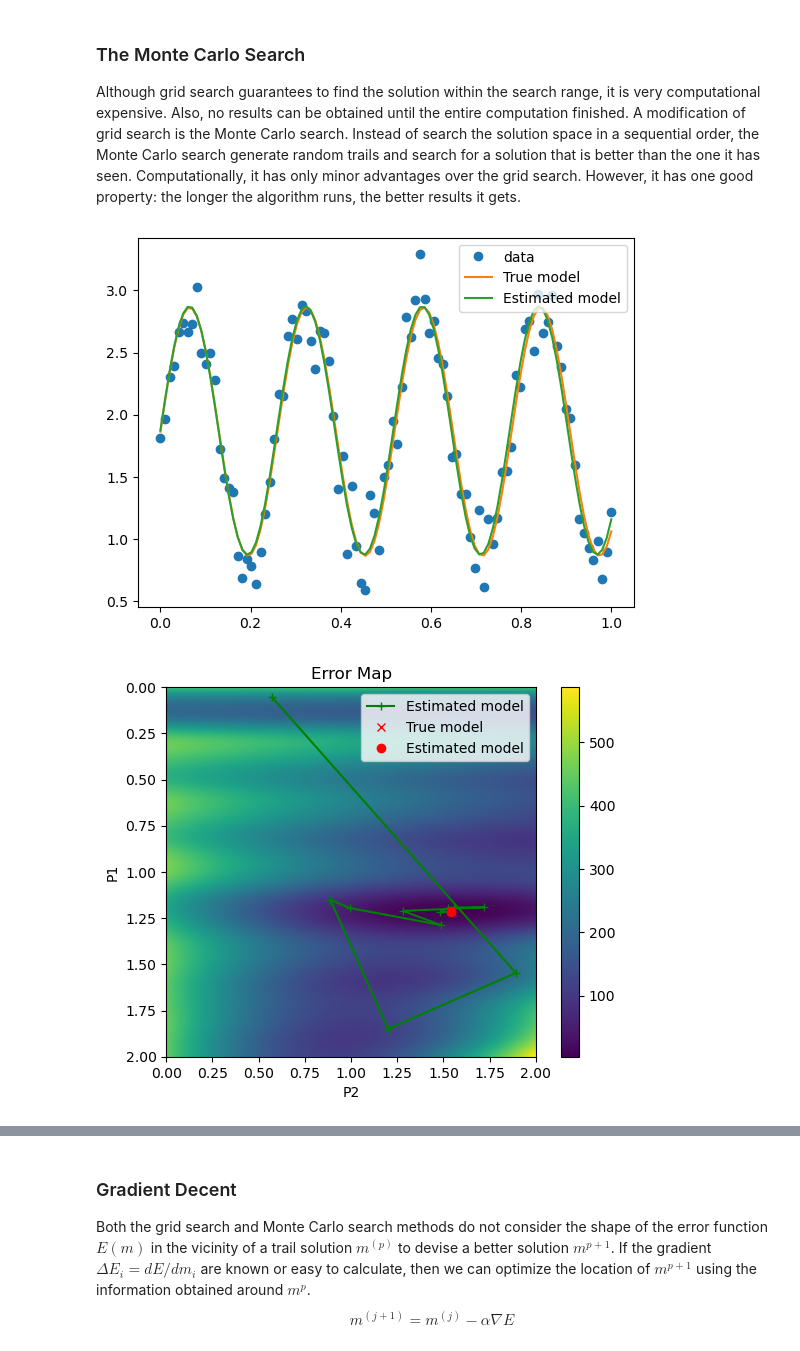
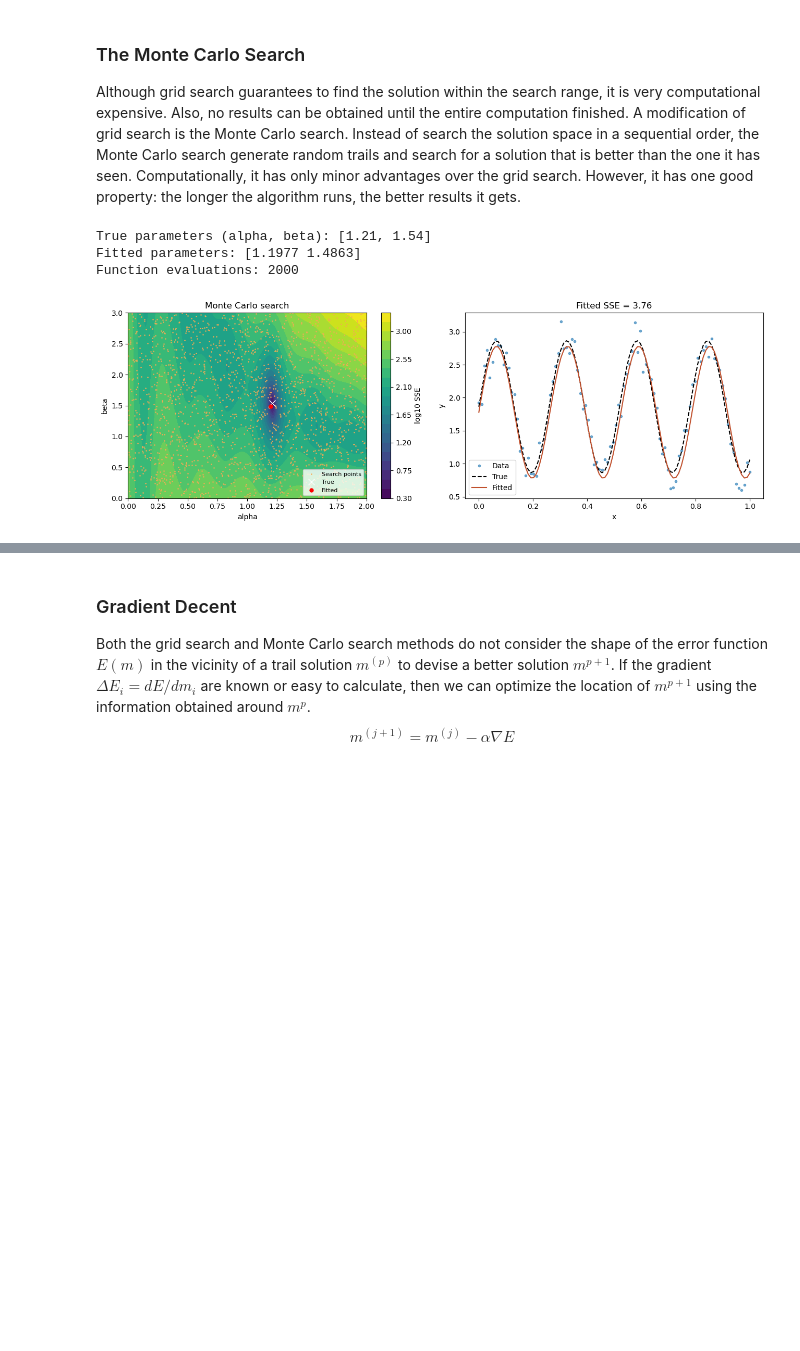
Before and after one commit to jinwar/GeophysicsComputing_GPGN436536, a Jupyter notebook: 09_Regression.ipynb, the cells around one changed output, grey strips where cells are left out. Drawn from its saved outputs; the diff is of its cells as text; code cells hidden in the pictures; blank space fills up the shorter version.

```diff
--- a/09_Regression.ipynb
+++ b/09_Regression.ipynb
@@ -718,49 +763,31 @@ plt.show()
 Although grid search guarantees to find the solution within the search range, it is very computational expensive. Also, no results can be obtained until the entire computation finished. A modification of grid search is the Monte Carlo search. Instead of search the solution space in a sequential order, the Monte Carlo search generate random trails and search for a solution that is better than the one it has seen. Computationally, it has only minor advantages over the grid search. However, it has one good property: the longer the algorithm runs, the better results it gets.
 # %%
 # Monte Carlo search, data and penalty function are generated from previous example
+err_fun.evaluations = 0
 test_N = 2000
 err_hist = np.zeros(test_N)
 current_err = np.inf
 para_hist = []
+search_points = []
 for i in range(test_N):
     p1 = np.random.uniform(p1_min,p1_max)
     p2 = np.random.uniform(p2_min,p2_max)
+    search_points.append([p1, p2])
     err = err_fun([p1,p2],x,data)
     if err < current_err:
         current_err = err
         current_para = [p1,p2]
         para_hist.append(current_para)
     err_hist[i] = current_err
 
 est_p1,est_p2 = current_para
 para_hist = np.array(para_hist)
-# making plots
-def make_plots():
-    plt.figure()
-    plt.plot(x,data,'o',label='data')
-    plt.plot(x,fun([true_p1,true_p2],x),label='True model')
-    plt.plot(x,fun([est_p1,est_p2],x),label='Estimated model')
-    plt.legend()
-
-    plt.figure()
-    plt.imshow(err_map,extent=[p2_array[0],p2_array[-1],p1_array[-1],p1_array[0]])
-    plt.plot(para_hist[:,1],para_hist[:,0],'-+g',label='Estimated model')
-    plt.plot(true_p2,true_p1,'rx',label='True model')
-    plt.plot(est_p2,est_p1,'ro',label='Estimated model')
-    plt.legend()
-    plt.colorbar()
-    plt.title('Error Map')
-    plt.xlabel('P2')
-    plt.ylabel('P1')
-    plt.show()
-
-    plt.figure()
-    plt.plot(err_hist)
-    plt.xlabel('Iterations')
-    plt.ylabel('Error')
-    plt.show()
-
-make_plots()
+print('True parameters (alpha, beta):', [true_p1, true_p2])
+print('Fitted parameters:', np.round(current_para, 4))
+print('Function evaluations:', err_fun.evaluations)
+plot_nonlinear(search_points, current_para, 'Monte Carlo search')
 # %% [output]
+True parameters (alpha, beta): [1.21, 1.54]
+Fitted parameters: [1.1977 1.4863]
+Function evaluations: 2000
-[figure, old version]
+[figure, new version]
-[figure, removed]
```
Also changed, not shown: parts of 15 cells of this notebook.
